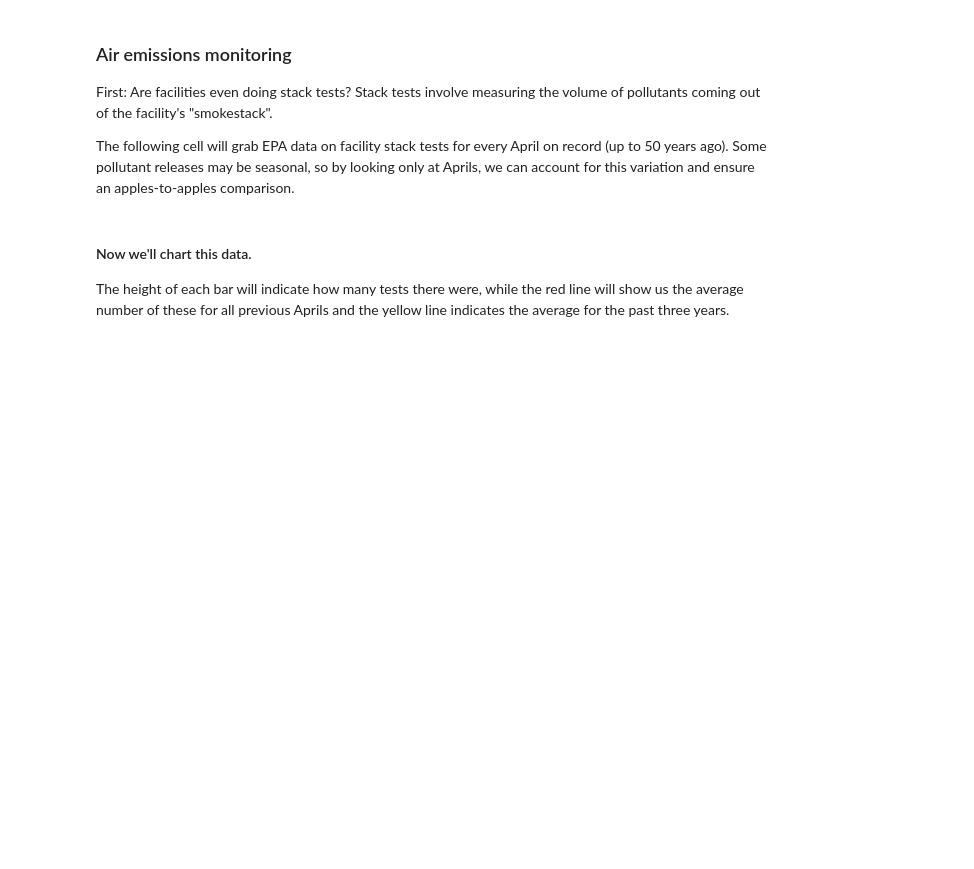
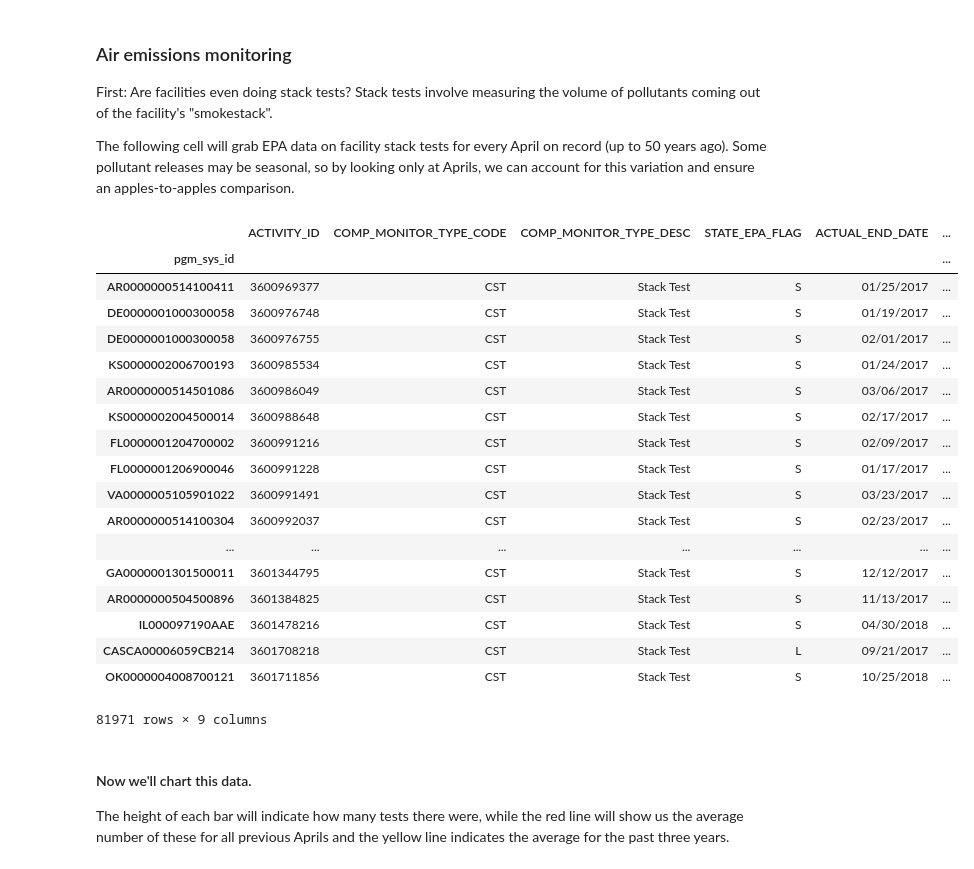
Before and after one commit to edgi-govdata-archiving/ECHO-COVID19, a Jupyter notebook: ECHO-COVID19.ipynb, the cells around one changed output. Cells and saved outputs as stored; diff of their text form; code cells hidden in the pictures; blank space fills up the shorter version.

```diff
--- a/ECHO-COVID19.ipynb
+++ b/ECHO-COVID19.ipynb
@@ -76,14 +76,34 @@ First: Are facilities even doing stack tests? Stack tests involve measuring the
 
 The following cell will grab EPA data on facility stack tests for every April on record (up to 50 years ago). Some pollutant releases may be seasonal, so by looking only at Aprils, we can account for this variation and ensure an apples-to-apples comparison.
 # %%
-mnth=w.value
-sql = "select * from `ICIS-AIR_STACK_TESTS` where ACTUAL_END_DATE like '"+mnth+"/%'"
+#mnth=w.value
+sql = "select * from `ICIS-AIR_STACK_TESTS` where ACTUAL_END_DATE like '%2017%' or ACTUAL_END_DATE like '%2018%' or ACTUAL_END_DATE like '%2019%' or ACTUAL_END_DATE like '%2020%'"
 url='http://apps.tlt.stonybrook.edu/echoepa/?query='
 data_location=url+urllib.parse.quote(sql)
 
 data = pd.read_csv(data_location,encoding='iso-8859-1',header = 0)
 data.set_index("pgm_sys_id", inplace=True)
 data
+# %% [output]
+|  | ACTIVITY_ID | COMP_MONITOR_TYPE_CODE | COMP_MONITOR_TYPE_DESC | STATE_EPA_FLAG | ACTUAL_END_DATE | ... |
+| pgm_sys_id |  |  |  |  |  | ... |
+| AR0000000514100411 | 3600969377 | CST | Stack Test | S | 01/25/2017 | ... |
+| DE0000001000300058 | 3600976748 | CST | Stack Test | S | 01/19/2017 | ... |
+| DE0000001000300058 | 3600976755 | CST | Stack Test | S | 02/01/2017 | ... |
+| KS0000002006700193 | 3600985534 | CST | Stack Test | S | 01/24/2017 | ... |
+| AR0000000514501086 | 3600986049 | CST | Stack Test | S | 03/06/2017 | ... |
+| KS0000002004500014 | 3600988648 | CST | Stack Test | S | 02/17/2017 | ... |
+| FL0000001204700002 | 3600991216 | CST | Stack Test | S | 02/09/2017 | ... |
+| FL0000001206900046 | 3600991228 | CST | Stack Test | S | 01/17/2017 | ... |
+| VA0000005105901022 | 3600991491 | CST | Stack Test | S | 03/23/2017 | ... |
+| AR0000000514100304 | 3600992037 | CST | Stack Test | S | 02/23/2017 | ... |
+| ... | ... | ... | ... | ... | ... | ... |
+| GA0000001301500011 | 3601344795 | CST | Stack Test | S | 12/12/2017 | ... |
+| AR0000000504500896 | 3601384825 | CST | Stack Test | S | 11/13/2017 | ... |
+| IL000097190AAE | 3601478216 | CST | Stack Test | S | 04/30/2018 | ... |
+| CASCA00006059CB214 | 3601708218 | CST | Stack Test | L | 09/21/2017 | ... |
+| OK0000004008700121 | 3601711856 | CST | Stack Test | S | 10/25/2018 | ... |
+81971 rows × 9 columns
 # %% [markdown]
 #### Now we'll chart this data.
 
```
Also changed, not shown: parts of 3 cells of this notebook.
